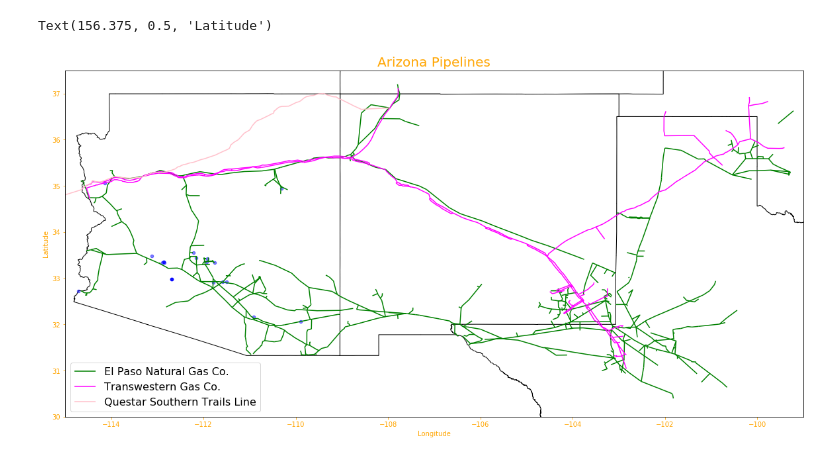
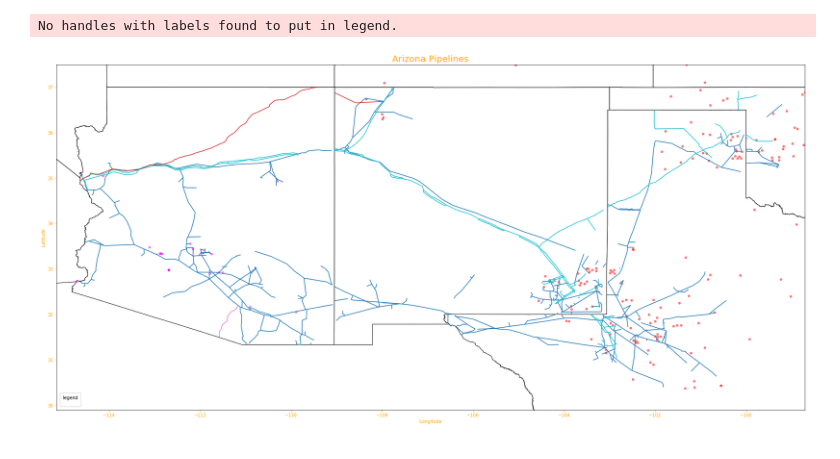
Before and after one commit to Astrayer/NG_SourceMonster, a Jupyter notebook: sourceCode/Geo_Connect.ipynb, the cells around one changed output. Cells and saved outputs as stored; diff of their text form; code cells hidden in the pictures.

Commit message:
Generalized plotting function to handle all regions of interest

```diff
--- a/sourceCode/Geo_Connect.ipynb
+++ b/sourceCode/Geo_Connect.ipynb
@@ -8,12 +49,14 @@ import shapely.wkt
 # %%
 '''Import Data'''
-shp = gp.read_file("../Natural_Gas_Interstate_and_Intrastate_Pipelines/Natural_Gas_Interstate_and_Intrastate_Pipelines.shp")
-us = gp.read_file("../tl_2017_us_state/tl_2017_us_state.shp")
+crs = 'epsg:4269'
+shp = gpd.read_file("../Natural_Gas_Interstate_and_Intrastate_Pipelines/Natural_Gas_Interstate_and_Intrastate_Pipelines.shp")
+us = gpd.read_file("../tl_2017_us_state/tl_2017_us_state.shp")
 plants = pd.read_excel('../Output_Excel/Arizona_Info.xlsx')
-
-us.crs = {'init': 'epsg: 4326'}
+processing = gpd.read_file("../Natural_Gas_Processing_Plants/Natural_Gas_Processing_Plants.shp")
+us_mod = us.loc[~us['NAME'].isin(['Alaska', 'Hawaii'])]
+us_mod.crs = {'init': crs}
 # %%
 '''Convert plants dataframe to geospatial dataframe'''
-plants_geo = gp.GeoDataFrame(plants, geometry=gp.points_from_xy(plants.Longitude,
+plants_geo = gpd.GeoDataFrame(plants, geometry=gp.points_from_xy(plants.Longitude,
                                                                plants.Latitude))
-plants_geo.crs = {'init': 'epsg: 4326'}
+plants_geo.crs = {'init': crs}
@@ -32,24 +63,5 @@ QuestarSTL = shp.loc[shp['Operator'] == 'Questar Southern Trails Line']
-# %%
-'''Plot Data'''
-fig, ax = plt.subplots(1, figsize=(20, 20))
-ax.set_xlim(-115, -99)
-ax.set_ylim(30, 37.5)
-
-base = NM.plot(ax=ax, color='white', edgecolor='black')
-case = TX.plot(ax=ax, color='white', edgecolor='black')
-dase = AZ.plot(ax=ax, color='white', edgecolor='black')
-ease = CO.plot(ax=ax, color='white', edgecolor='black')
-ElPasoNGC.plot(ax=base, color='green', label='El Paso Natural Gas Co.')
-TransWGC.plot(ax=base, color='magenta', label='Transwestern Gas Co.')
-QuestarSTL.plot(ax=base, color = 'pink', label='Questar Southern Trails Line')
-plants_geo.plot(markersize=20, color='blue', alpha=0.5, ax=ax)
-
-ax.set_title('Arizona Pipelines', color='orange', size='20')
-legend = ax.legend(loc='lower left', prop={'size': 16})
-ax.tick_params(axis='x', colors='orange')
-ax.tick_params(axis='y', colors='orange')
-ax.set_xlabel('Longitude', color='orange')
-ax.set_ylabel('Latitude', color='orange')
-# %% [output]
-Text(156.375, 0.5, 'Latitude')
-[figure, removed]
+# %%
+state_of_interest('Arizona', us_mod, shp, processing, plants_geo)
+# %% [output]
+No handles with labels found to put in legend.
+[figure, added]
```
Also changed, not shown: parts of 4 cells of this notebook, 5 other files.
